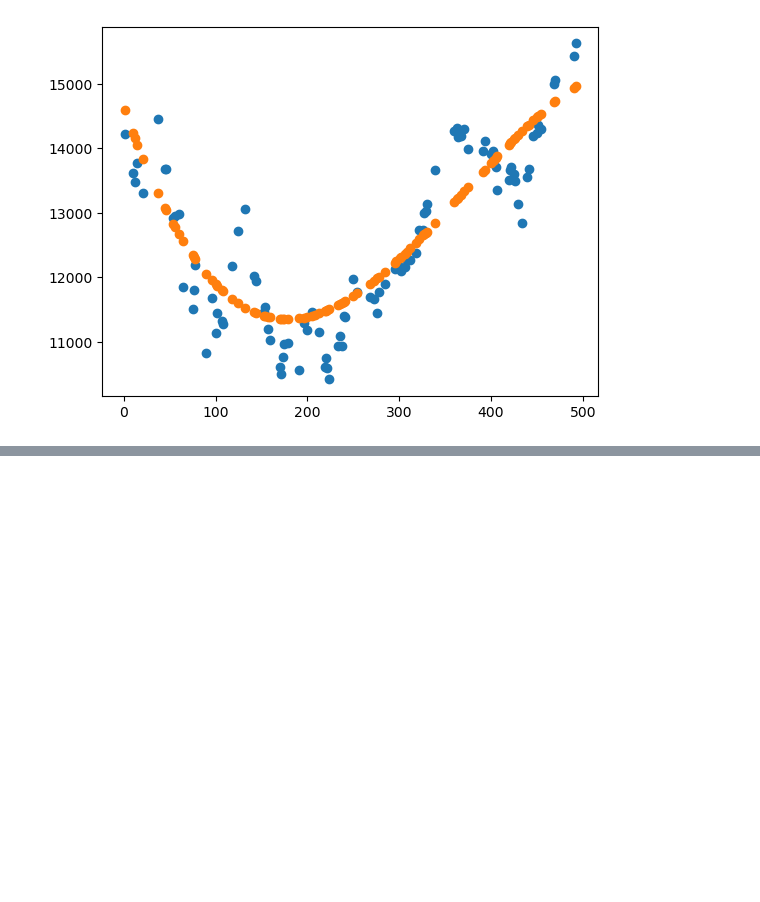
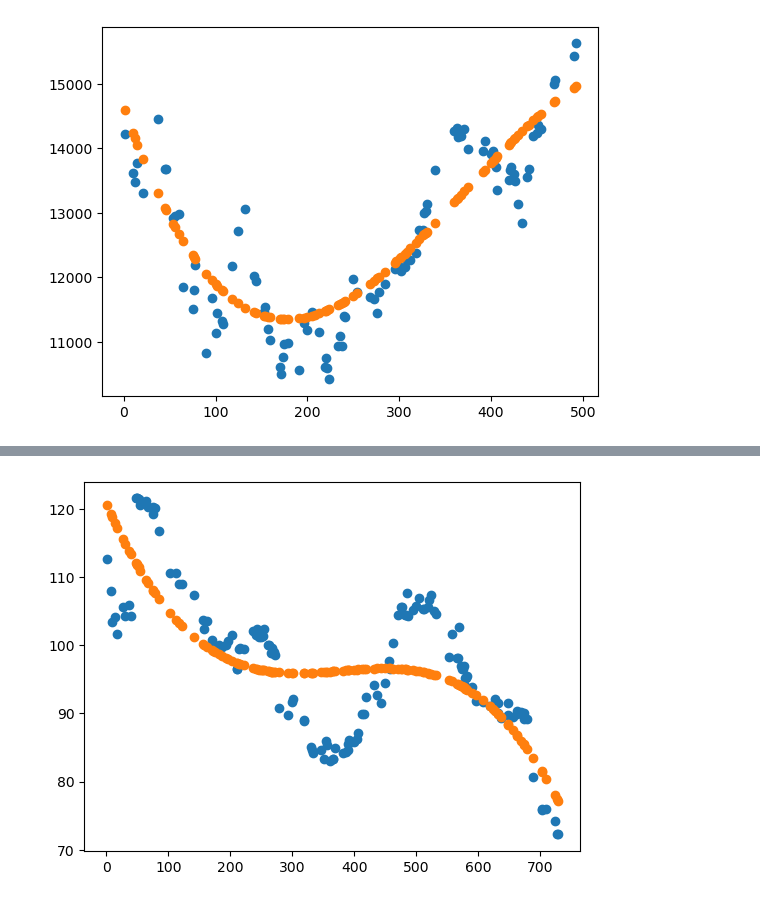
Before and after one commit to code4ry/FinRL-RegressionModels, a Jupyter notebook: Learning Models/Bayesian Regression/create_data.ipynb, the cells around one changed output, grey strips where cells are left out. Cells and saved outputs as stored; diff of their text form; code cells hidden in the pictures; blank space fills up the shorter version.

```diff
--- a/Learning Models/Bayesian Regression/create_data.ipynb
+++ b/Learning Models/Bayesian Regression/create_data.ipynb
@@ -84,0 +135,7 @@ plt.show()
+# %%
+fig, ax = plt.subplots()
+ax.scatter(X_valid, y_valid)
+ax.scatter(X_valid, pred_valid)
+plt.show()
+# %% [output]
+[figure, added]
```
Also changed, not shown: parts of 3 cells of this notebook.
